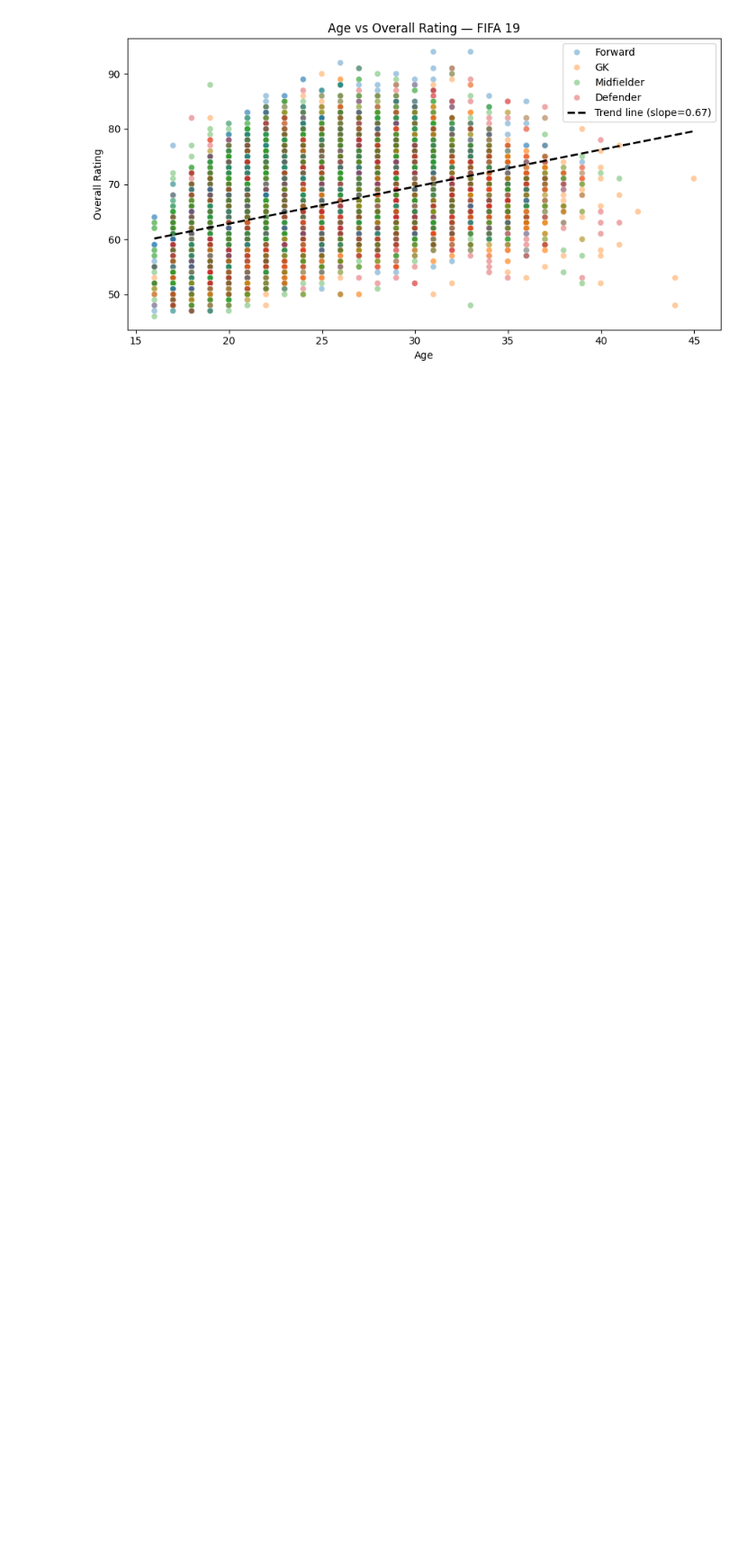
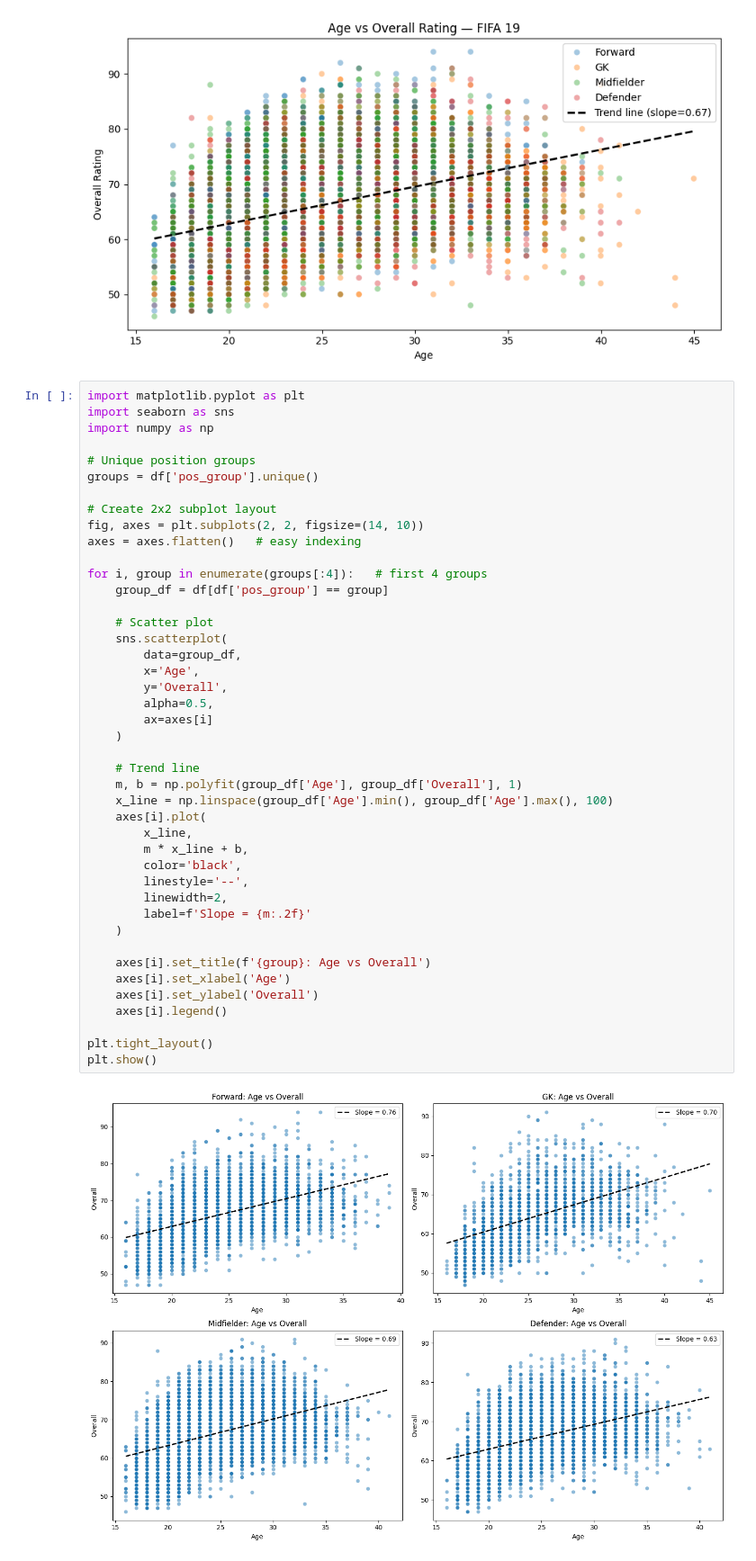
Before and after one commit to laiba09Saleem/NetSol_Tasks, a Jupyter notebook: Challenges/fifa_challenge.ipynb, the cells around one changed output. Shown at 90% size. Cells and saved outputs as stored; diff of their text form; blank space fills up the shorter version.

```diff
--- a/Challenges/fifa_challenge.ipynb
+++ b/Challenges/fifa_challenge.ipynb
@@ -373,6 +373,51 @@ plt.show()
 # Players peak around ages 27-29, improving until then and declining afterwards.
 # %% [output]
 [figure]
+# %%
+import matplotlib.pyplot as plt
+import seaborn as sns
+import numpy as np
+
+# Unique position groups
+groups = df['pos_group'].unique()
+
+# Create 2x2 subplot layout
+fig, axes = plt.subplots(2, 2, figsize=(14, 10))
+axes = axes.flatten()   # easy indexing
+
+for i, group in enumerate(groups[:4]):   # first 4 groups
+    group_df = df[df['pos_group'] == group]
+
+    # Scatter plot
+    sns.scatterplot(
+        data=group_df,
+        x='Age',
+        y='Overall',
+        alpha=0.5,
+        ax=axes[i]
+    )
+
+    # Trend line
+    m, b = np.polyfit(group_df['Age'], group_df['Overall'], 1)
+    x_line = np.linspace(group_df['Age'].min(), group_df['Age'].max(), 100)
+    axes[i].plot(
+        x_line,
+        m * x_line + b,
+        color='black',
+        linestyle='--',
+        linewidth=2,
+        label=f'Slope = {m:.2f}'
+    )
+
+    axes[i].set_title(f'{group}: Age vs Overall')
+    axes[i].set_xlabel('Age')
+    axes[i].set_ylabel('Overall')
+    axes[i].legend()
+
+plt.tight_layout()
+plt.show()
+# %% [output]
+[figure, added]
 # %% [markdown]
 ---
 ### 2c. Bar Chart — Average Overall by Position (with Error Bars)
```
Also changed, not shown: parts of 1 cell of this notebook, 2 other files.
